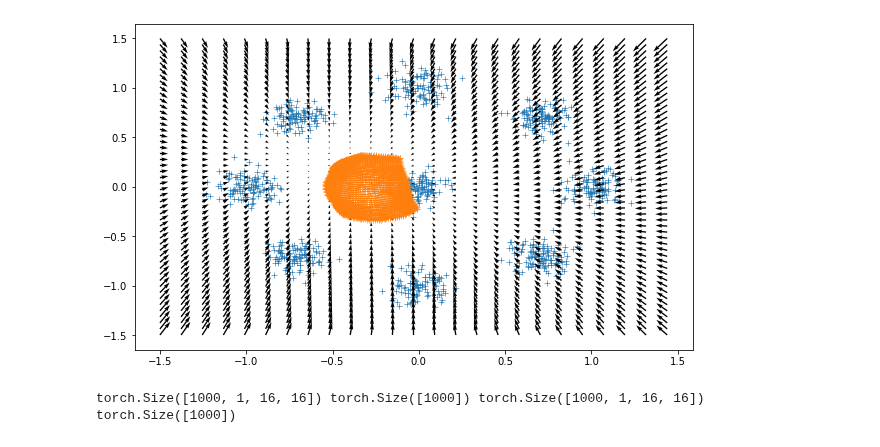
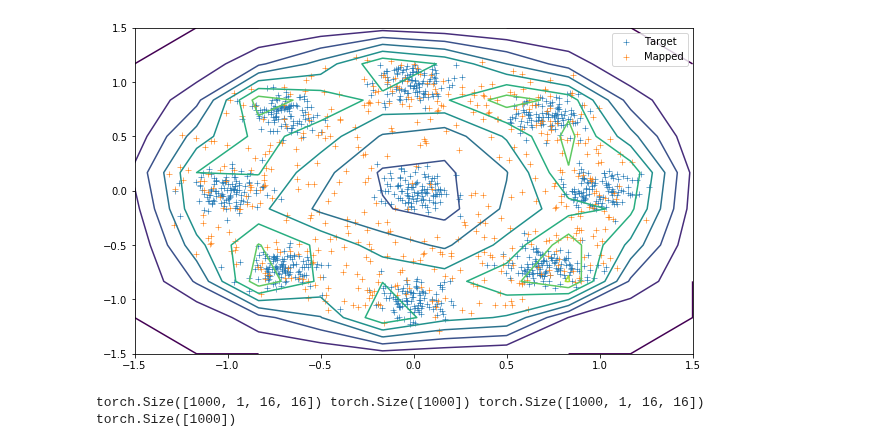
Before and after one commit to Daniil-Selikhanovych/Large-Scale-Optimal-Transport-and-Maping-Estimation, a Jupyter notebook: notebooks/mnist_usps.ipynb, the cells around one changed output. Drawn from its saved outputs; the diff is of its cells as text; code cells hidden in the pictures.

```diff
--- a/notebooks/mnist_usps.ipynb
+++ b/notebooks/mnist_usps.ipynb
@@ -287,7 +287,7 @@ n_batches = n_samples//batch_size + 1
 from torch.distributions.multivariate_normal import MultivariateNormal
 distr = MultivariateNormal(torch.zeros(2), torch.eye(2))
 distr_dset = DistributionDataset(distr)
-circle_dset = CircleDataset(n_samples, sigma=0.09)
+circle_dset = CircleDataset(n_samples, sigma=0.1)
 
 gauss_loader = ZipLoader([distr_dset, circle_dset], batch_size=batch_size,
                      n_batches=n_batches)
@@ -337,14 +352,14 @@ mapping_scheduler = torch.optim.lr_scheduler.ReduceLROnPlateau(mapping_optimizer
 # %%
-train(1500, model, model.plan_criterion, plan_optimizer, gauss_loader,
-      scheduler=None)
+train(1000, model, model.plan_criterion, plan_optimizer, gauss_loader,
+      scheduler=plan_scheduler)
 # %%
 train(500, model, model.mapping_criterion, mapping_optimizer, gauss_loader,
-      scheduler=mapping_scheduler
+      scheduler=mapping_scheduler)
 # %%
 fig, ax = plt.subplots(1, 1, figsize=(10, 6))
 
-xs = np.linspace(-1.5, 1.5, num=50)
-ys = np.linspace(-1.5, 1.5, num=50)
+xs = np.linspace(-1.5, 1.5, num=10)
+ys = np.linspace(-1.5, 1.5, num=10)
 
 XX, YY = np.meshgrid(xs, ys)
 XX = torch.tensor(XX.ravel(), dtype=torch.float)
@@ -356,14 +371,43 @@ with torch.no_grad():
 offsets = Z - X
 ax.scatter(circle_dset.data[:, 0], circle_dset.data[:, 1],
            marker="+", lw=0.6)
-ax.quiver(XX[::2], YY[::2], offsets[:, 0][::2], offsets[:, 1][::2])
-ax.scatter(Z[:, 0], Z[:, 1], marker="+", lw=0.6)
+ax.quiver(XX, YY, offsets[:, 0], offsets[:, 1], angles="xy", scale=1, units="width",
+          width=0.002)
 
 ax.set_xlim
 
 plt.show()
-# %% [output]
-[figure, removed]
+# %%
+from matplotlib.image import NonUniformImage
+
+n_points = 10000
+n_show = 500
+idx = np.random.choice(np.arange(n_points, dtype=np.int), n_show,
+                       replace=False)
+xmin, xmax = -1.5, 1.5
+ymin, ymax = -1.5, 1.5
+ps = distr.sample([n_points])
+with torch.no_grad():
+    ps_mapped = model.cpu().map(ps).detach().numpy()
+
+H, xedges, yedges = np.histogram2d(ps_mapped[:, 0], ps_mapped[:, 1],
+                                   range=[[xmin, xmax], [ymin, ymax]])
+
+fig, ax = plt.subplots(1, 1, figsize=(10, 6))
+ax.set_xlim(-1.5, 1.5)
+ax.set_ylim(-1.5, 1.5)
+
+ax.contour(H.transpose(), extent=[xedges.min(), xedges.max(),
+                          yedges.min(), yedges.max()])
+ax.scatter(circle_dset.data[:, 0], circle_dset.data[:, 1],
+           marker="+", lw=0.6, label="Target")
+ax.scatter(ps_mapped[idx, 0], ps_mapped[idx, 1],
+           marker="+", lw=0.6, label="Mapped")
+
+ax.legend()
+plt.show()
+# %% [output]
+[figure, added]
 # %%
 class Reshape(nn.Module):
     def __init__(self, *shape):
```
Also changed, not shown: parts of 3 cells of this notebook, 2 other files.
